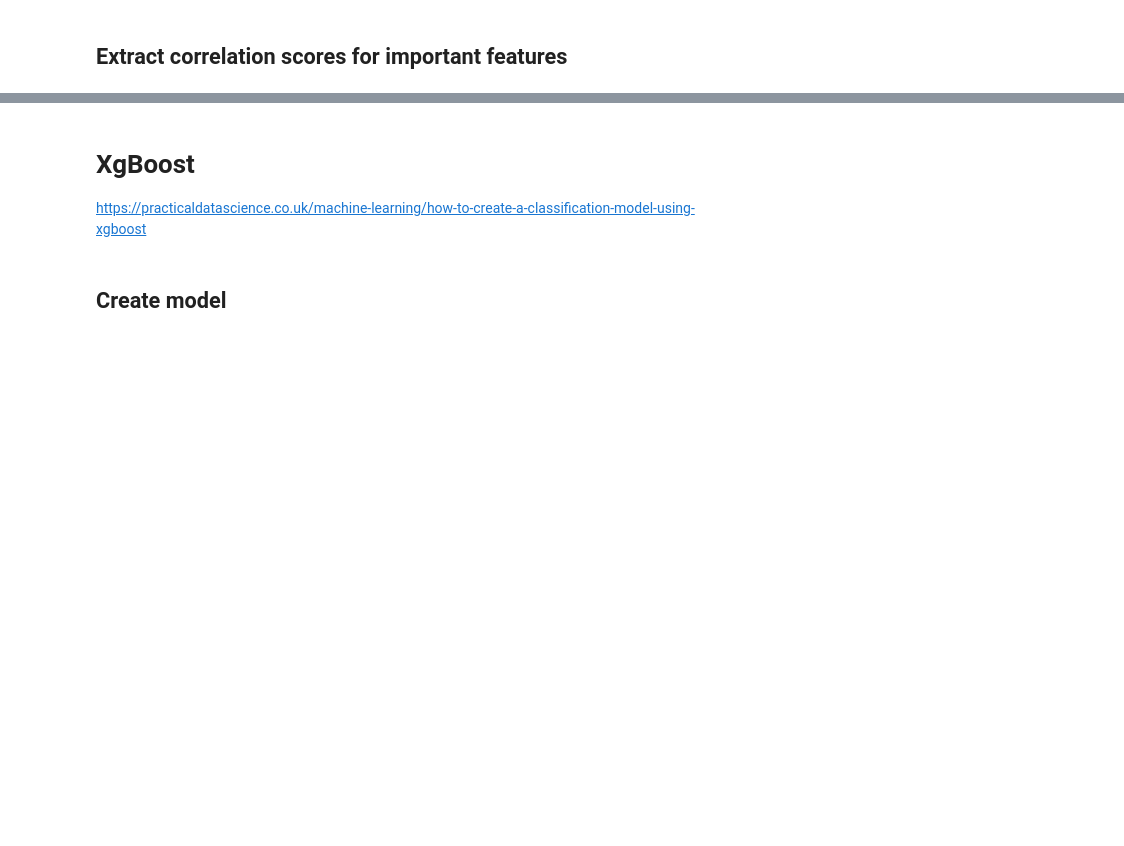
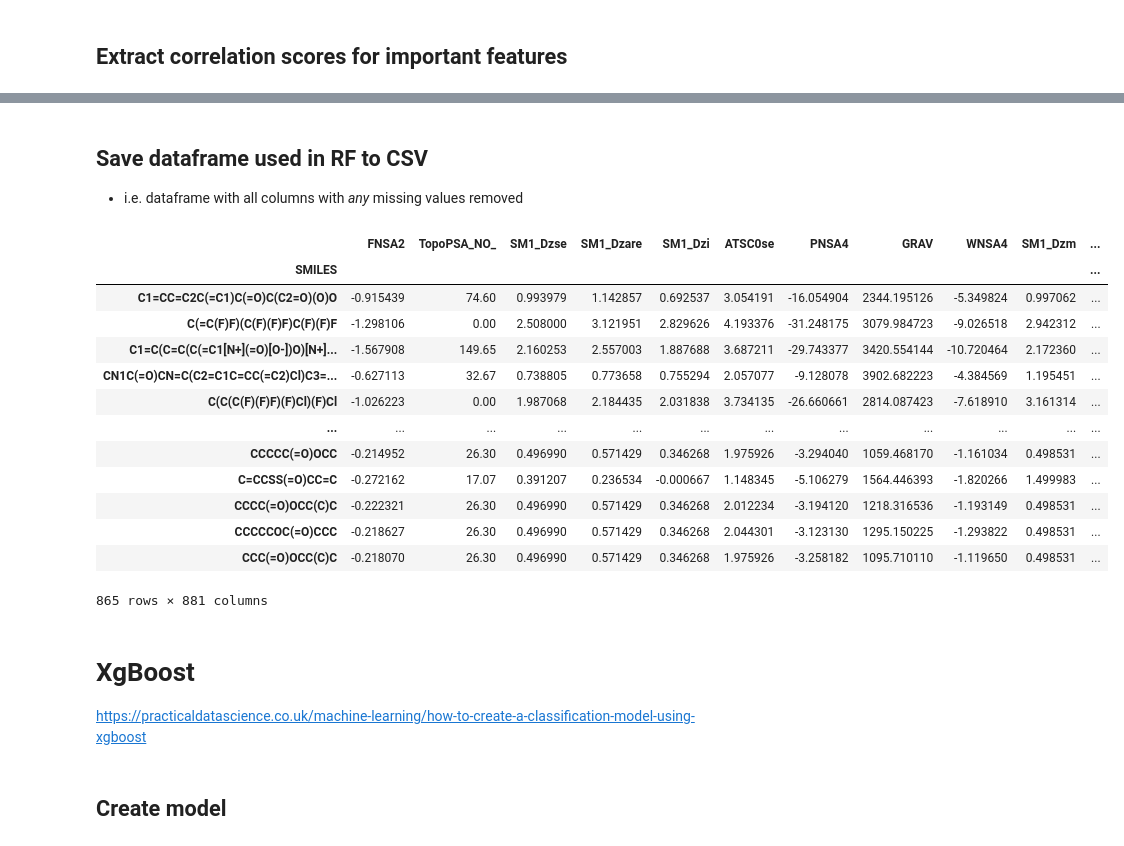
Before and after one commit to Zoya-Anwar/PythonSmellClassifiers-Mark, a Jupyter notebook: smell-classifier.py.ipynb, the cells around one changed output, grey strips where cells are left out. Cells and saved outputs as stored; diff of their text form; code cells hidden in the pictures; blank space fills up the shorter version.

```diff
--- a/smell-classifier.py.ipynb
+++ b/smell-classifier.py.ipynb
@@ -464,3 +475,25 @@ Printing heatmap for most important 10 features
+# %% [markdown]
+## Save dataframe used in RF to CSV
+- i.e. dataframe with all columns with *any* missing values removed
+# %%
+rf_csv = df.loc[:,X_train_rf.columns]
+rf_csv.to_csv('data/random-forest-df.csv')
+rf_csv
+# %% [output]
+|  | FNSA2 | TopoPSA_NO_ | SM1_Dzse | SM1_Dzare | SM1_Dzi | ATSC0se | PNSA4 | GRAV | WNSA4 | SM1_Dzm | ... |
+| SMILES |  |  |  |  |  |  |  |  |  |  | ... |
+| C1=CC=C2C(=C1)C(=O)C(C2=O)(O)O | -0.915439 | 74.60 | 0.993979 | 1.142857 | 0.692537 | 3.054191 | -16.054904 | 2344.195126 | -5.349824 | 0.997062 | ... |
+| C(=C(F)F)(C(F)(F)F)C(F)(F)F | -1.298106 | 0.00 | 2.508000 | 3.121951 | 2.829626 | 4.193376 | -31.248175 | 3079.984723 | -9.026518 | 2.942312 | ... |
+| C1=C(C=C(C(=C1[N+](=O)[O-])O)[N+]... | -1.567908 | 149.65 | 2.160253 | 2.557003 | 1.887688 | 3.687211 | -29.743377 | 3420.554144 | -10.720464 | 2.172360 | ... |
+| CN1C(=O)CN=C(C2=C1C=CC(=C2)Cl)C3=... | -0.627113 | 32.67 | 0.738805 | 0.773658 | 0.755294 | 2.057077 | -9.128078 | 3902.682223 | -4.384569 | 1.195451 | ... |
+| C(C(C(F)(F)F)(F)Cl)(F)Cl | -1.026223 | 0.00 | 1.987068 | 2.184435 | 2.031838 | 3.734135 | -26.660661 | 2814.087423 | -7.618910 | 3.161314 | ... |
+| ... | ... | ... | ... | ... | ... | ... | ... | ... | ... | ... | ... |
+| CCCCC(=O)OCC | -0.214952 | 26.30 | 0.496990 | 0.571429 | 0.346268 | 1.975926 | -3.294040 | 1059.468170 | -1.161034 | 0.498531 | ... |
+| C=CCSS(=O)CC=C | -0.272162 | 17.07 | 0.391207 | 0.236534 | -0.000667 | 1.148345 | -5.106279 | 1564.446393 | -1.820266 | 1.499983 | ... |
+| CCCC(=O)OCC(C)C | -0.222321 | 26.30 | 0.496990 | 0.571429 | 0.346268 | 2.012234 | -3.194120 | 1218.316536 | -1.193149 | 0.498531 | ... |
+| CCCCCOC(=O)CCC | -0.218627 | 26.30 | 0.496990 | 0.571429 | 0.346268 | 2.044301 | -3.123130 | 1295.150225 | -1.293822 | 0.498531 | ... |
+| CCC(=O)OCC(C)C | -0.218070 | 26.30 | 0.496990 | 0.571429 | 0.346268 | 1.975926 | -3.258182 | 1095.710110 | -1.119650 | 0.498531 | ... |
+865 rows × 881 columns
 # %% [markdown]
 # XgBoost
 
```
Also changed, not shown: parts of 7 cells of this notebook, 6 other files.
